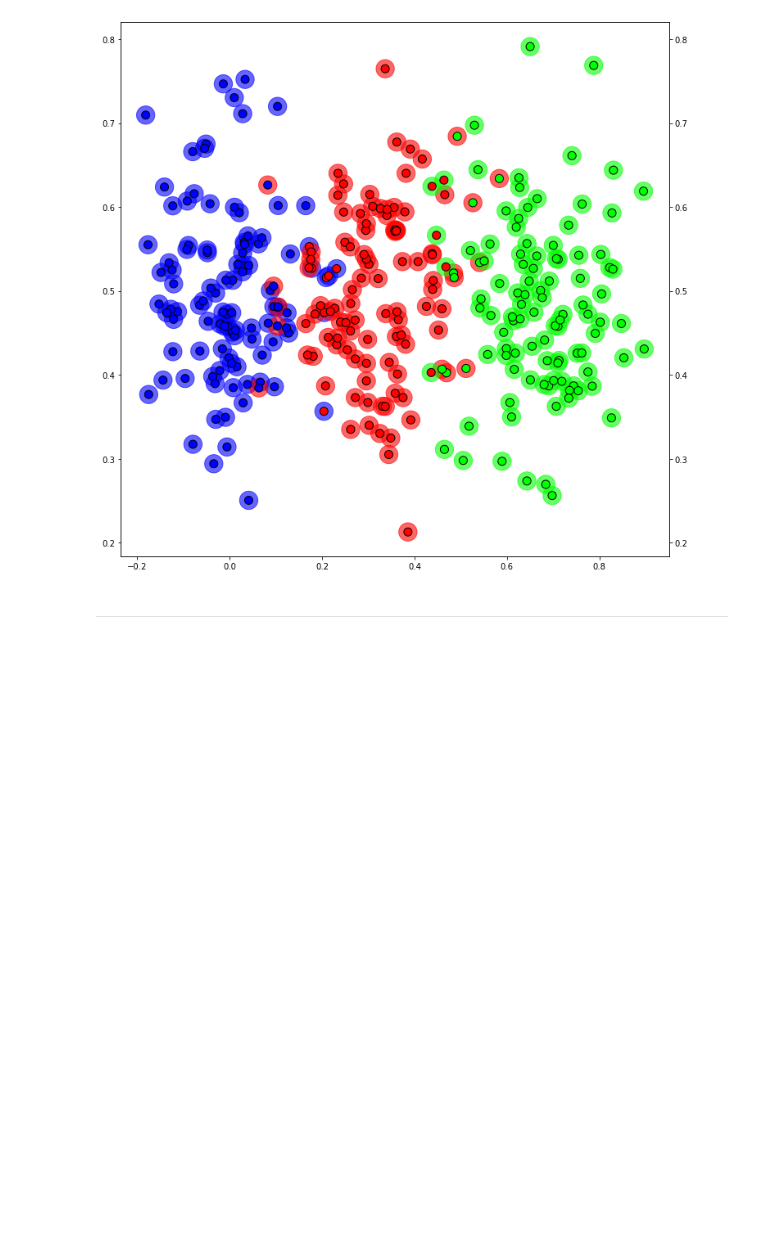
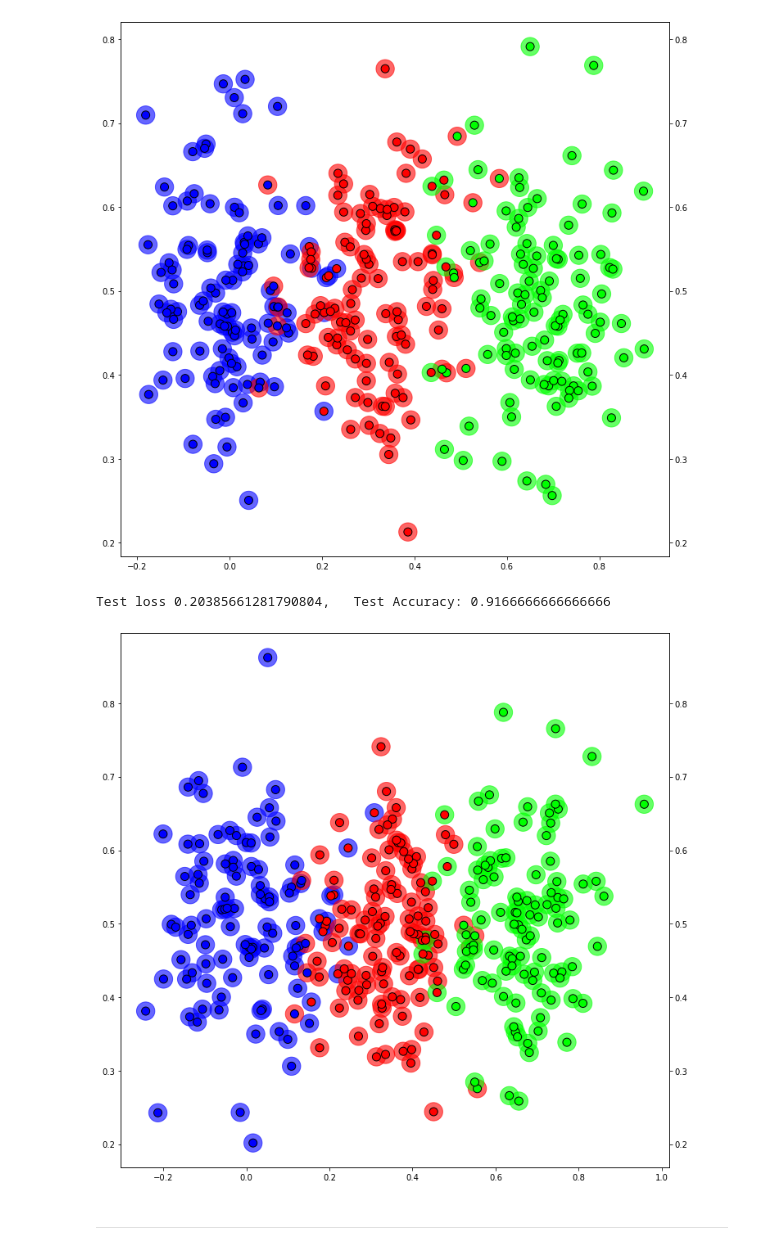
Before and after one commit to icta-tecaji/python-machine-learning-public, a Jupyter notebook: 09_Deep_Learning/Deep_Neural_Networks_CLEAN.ipynb, the cells around one changed output. Cells and saved outputs as stored; diff of their text form; code cells hidden in the pictures; blank space fills up the shorter version.

```diff
--- a/09_Deep_Learning/Deep_Neural_Networks_CLEAN.ipynb
+++ b/09_Deep_Learning/Deep_Neural_Networks_CLEAN.ipynb
@@ -297,0 +531,14 @@ $\Large S_j = \frac{e^{o_j}}{\sum_{l=0}^{L}e^{o_l}}$
+# %%
+class Activation_Softmax:
+    def forward(self, inputs):
+        exp_values = np.exp(inputs - np.max(inputs, axis=1, keepdims=True))
+        probabilities = exp_values / np.sum(exp_values, axis=1, keepdims=True)
+        self.output = probabilities
+
+layer_outputs = [[1, 2, 3, 2.5],
+                [2, 5, -1, 2],
+                [-1.5, 2.7, 3.3, -0.8]]
+
+softmax = Activation_Softmax()
+softmax.forward(layer_outputs)
+print(softmax.output)
@@ -400,0 +687,8 @@ $\Large L = - \sum_{j}y_j log(\hat{y_j}) = \\
+# %%
+inputs = [1, 0.0, 0.3]
+cor_inputs = np.clip(inputs, 1e-7, 1-1e-7)
+real_values = [0, 1, 0]
+
+correct_class_index = real_values.index(1)
+loss = -np.log(cor_inputs[correct_class_index])
+print(loss)
@@ -1079,6 +1420,28 @@ ax2.scatter(X[:, 0], X[:, 1], c=predictions, cmap="brg", marker="o", s=100, edge
 plt.show()
 # %% [output]
 [figure]
+# %%
+X, y = vertical_data(samples=100, classes=3)
+
+dense1.forward(X)
+activation1.forward(dense1.output)
+dense2.forward(activation1.output)
+activation2.forward(dense2.output)
+loss = loss_function.calculate(activation2.output, y)
+
+predictions = np.argmax(activation2.output, axis=1)
+accuracy = np.mean(predictions==y)
+
+print(f"Test loss {loss}, \t Test Accuracy: {accuracy}")
+
+fig, ax = plt.subplots(figsize=(12, 12))
+ax.scatter(X[:, 0], X[:, 1], c=y, cmap="brg", marker="o", s=500, alpha=0.6)
+ax2 = ax.twinx()
+ax2.scatter(X[:, 0], X[:, 1], c=predictions, cmap="brg", marker="o", s=100, edgecolors="black")
+plt.show()
+# %% [output]
+Test loss 0.20385661281790804,   Test Accuracy: 0.9166666666666666
+[figure, added]
 # %% [markdown]
 <hr>
 # %%
```
Also changed, not shown: parts of 91 cells of this notebook, 2 other files.
